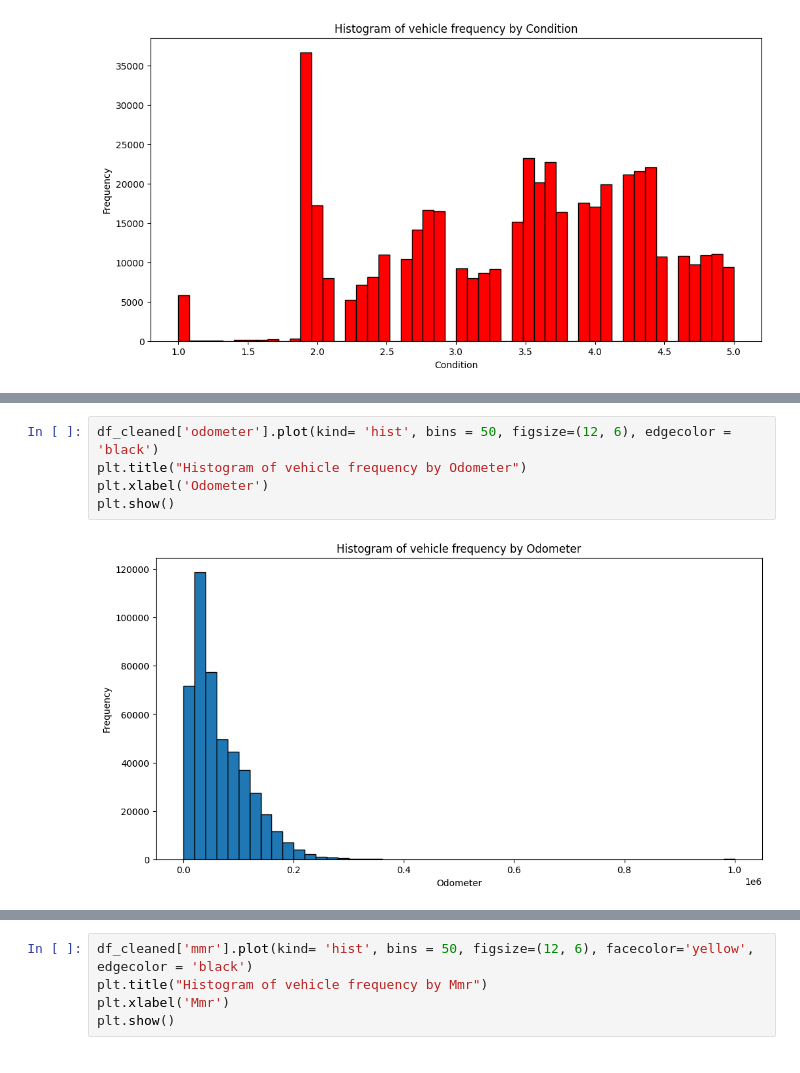
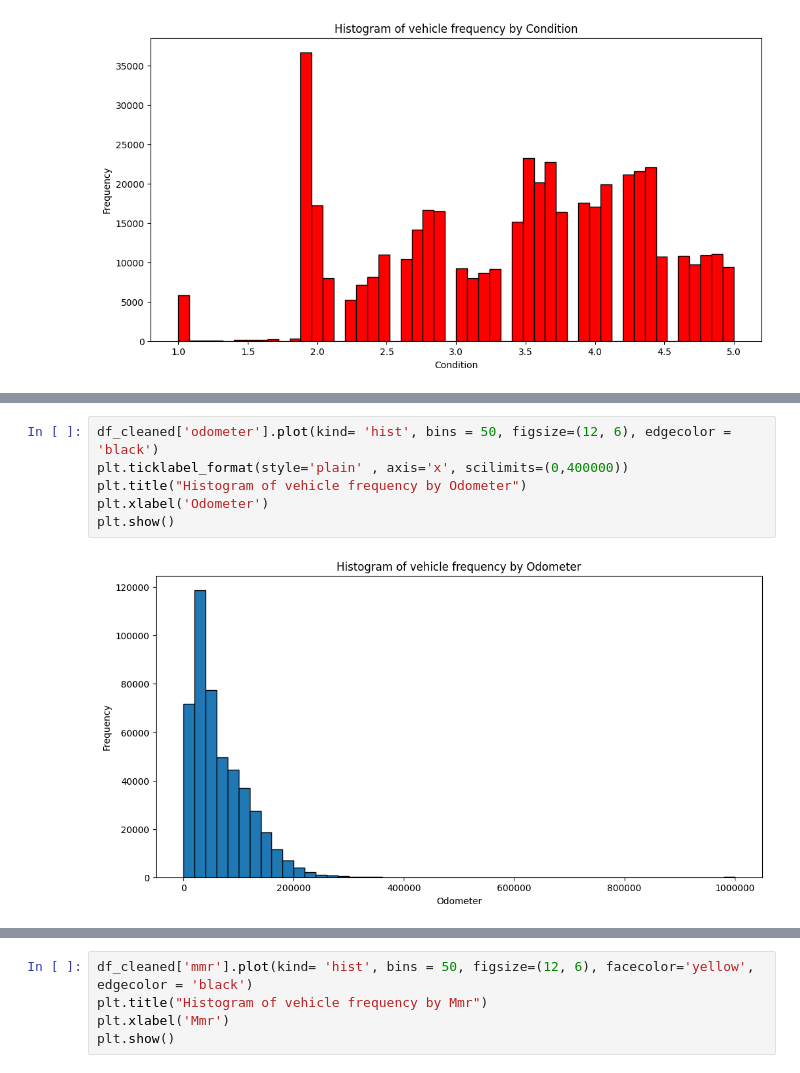
Before and after one commit to LiJnD/car_auctions_analysis, a Jupyter notebook: jupyter_notebooks/carsprice.ipynb, the cells around one changed output, grey strips where cells are left out. Saved outputs shown, nothing was run; the diff lists cells and outputs as text.

```diff
--- a/jupyter_notebooks/carsprice.ipynb
+++ b/jupyter_notebooks/carsprice.ipynb
@@ -290,7 +363,8 @@ plt.show()
 # %%
 df_cleaned['odometer'].plot(kind= 'hist', bins = 50, figsize=(12, 6), edgecolor = 'black')
+plt.ticklabel_format(style='plain' , axis='x', scilimits=(0,400000))
 plt.title("Histogram of vehicle frequency by Odometer")
 plt.xlabel('Odometer')
 plt.show()
 # %% [output]
-[figure, old version]
+[figure, new version]
```
Also changed, not shown: parts of 21 cells of this notebook.
